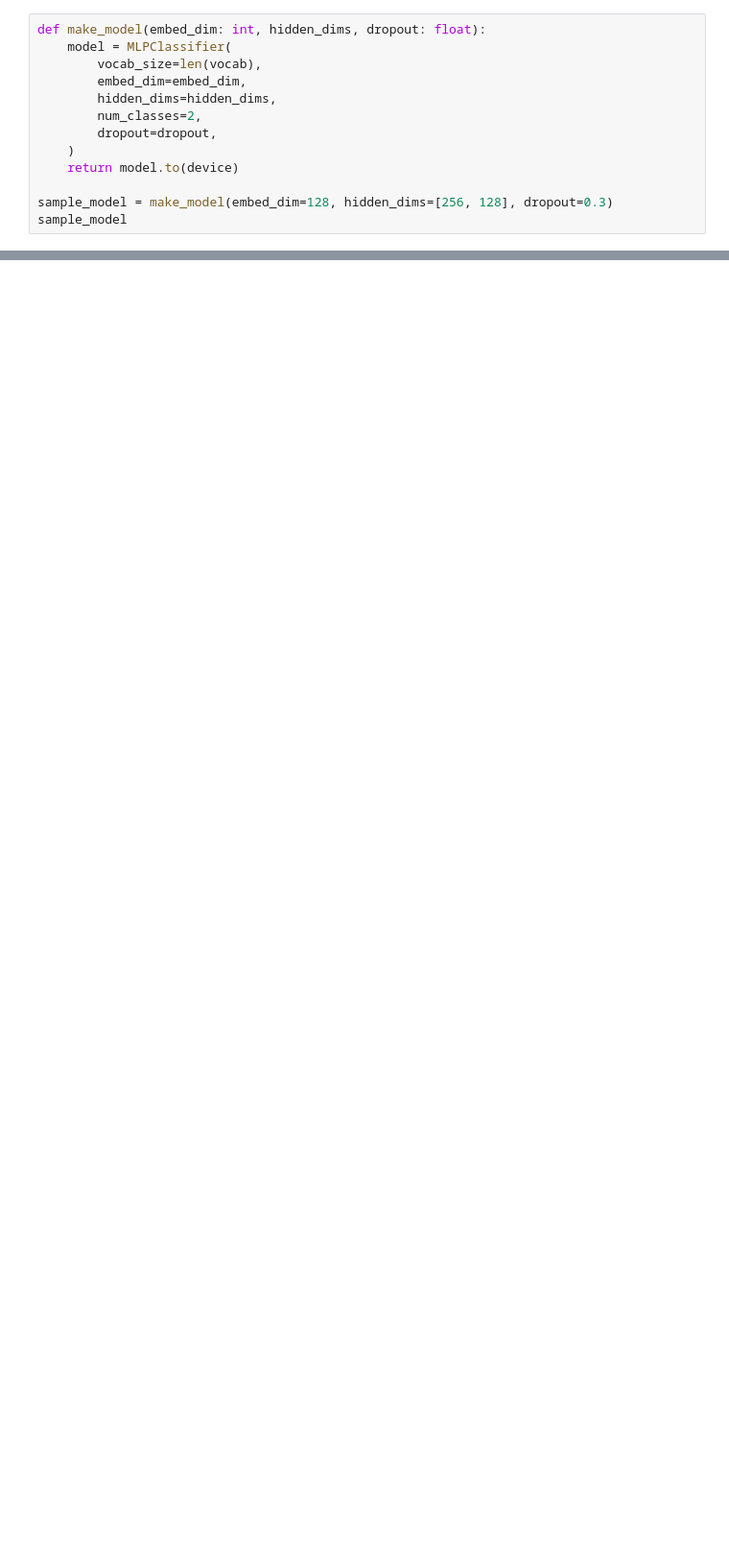
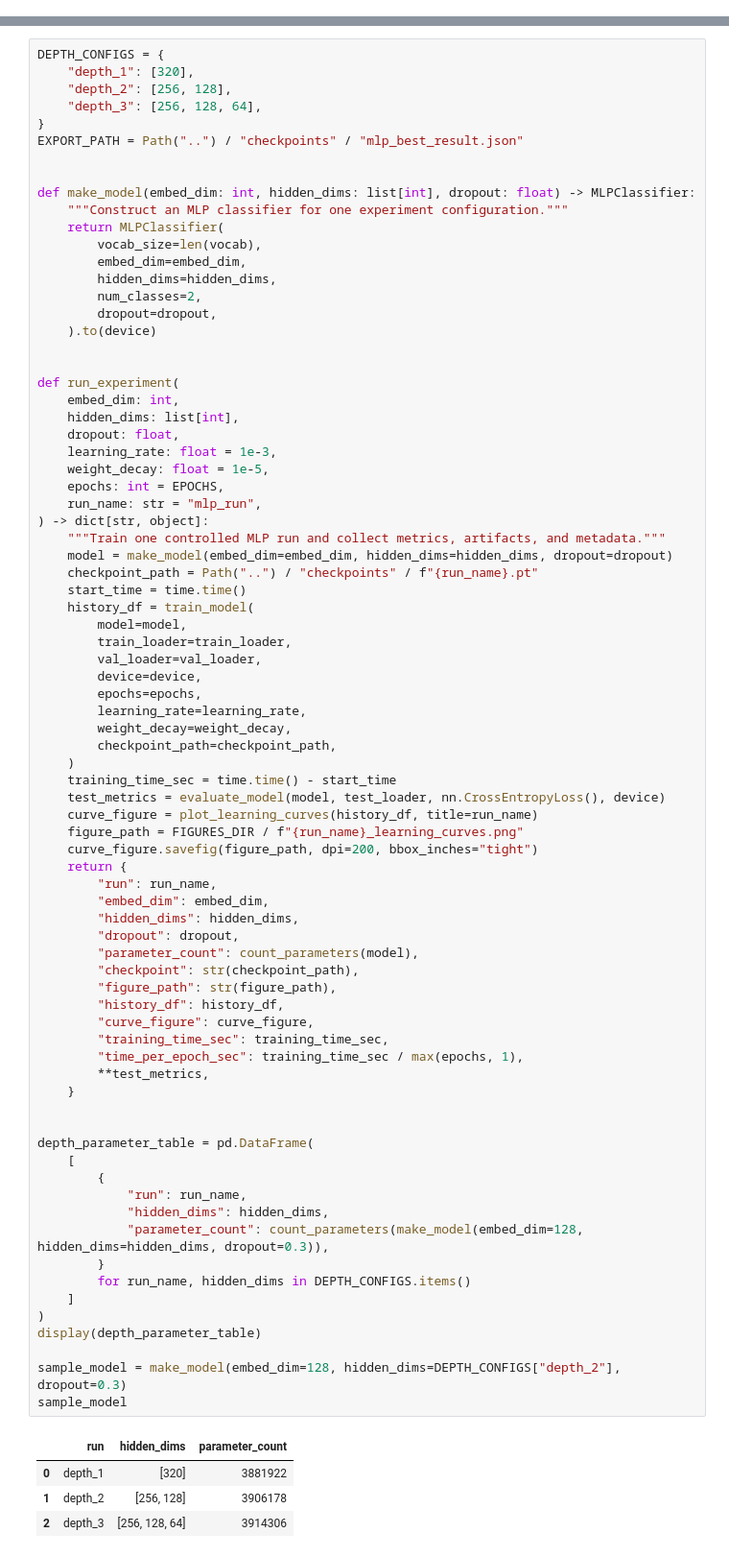
Before and after one commit to ZaidenxThiha/523K0073_523K0078_Midterm, a Jupyter notebook: notebooks/02_mlp.ipynb, the cells around one changed output, grey strips where cells are left out. Shown at 96% size. Saved outputs shown, nothing was run; the diff lists cells and outputs as text; blank space fills up the shorter version.

```diff
--- a/notebooks/02_mlp.ipynb
+++ b/notebooks/02_mlp.ipynb
@@ -70,13 +0,0 @@ Embedding → MeanPool → stacked Linear/ReLU/Dropout → Linear output.
-# %%
-def make_model(embed_dim: int, hidden_dims, dropout: float):
-    model = MLPClassifier(
-        vocab_size=len(vocab),
-        embed_dim=embed_dim,
-        hidden_dims=hidden_dims,
-        num_classes=2,
-        dropout=dropout,
-    )
-    return model.to(device)
-
-sample_model = make_model(embed_dim=128, hidden_dims=[256, 128], dropout=0.3)
-sample_model
@@ -128,0 +198,83 @@ def run_experiment(embed_dim: int, hidden_dims, dropout: float, lr: float = 1e-3
+# %%
+DEPTH_CONFIGS = {
+    "depth_1": [320],
+    "depth_2": [256, 128],
+    "depth_3": [256, 128, 64],
+}
+EXPORT_PATH = Path("..") / "checkpoints" / "mlp_best_result.json"
+
+
+def make_model(embed_dim: int, hidden_dims: list[int], dropout: float) -> MLPClassifier:
+    """Construct an MLP classifier for one experiment configuration."""
+    return MLPClassifier(
+        vocab_size=len(vocab),
+        embed_dim=embed_dim,
+        hidden_dims=hidden_dims,
+        num_classes=2,
+        dropout=dropout,
+    ).to(device)
+
+
+def run_experiment(
+    embed_dim: int,
+    hidden_dims: list[int],
+    dropout: float,
+    learning_rate: float = 1e-3,
+    weight_decay: float = 1e-5,
+    epochs: int = EPOCHS,
+    run_name: str = "mlp_run",
+) -> dict[str, object]:
+    """Train one controlled MLP run and collect metrics, artifacts, and metadata."""
+    model = make_model(embed_dim=embed_dim, hidden_dims=hidden_dims, dropout=dropout)
+    checkpoint_path = Path("..") / "checkpoints" / f"{run_name}.pt"
+    start_time = time.time()
+    history_df = train_model(
+        model=model,
+        train_loader=train_loader,
+        val_loader=val_loader,
+        device=device,
+        epochs=epochs,
+        learning_rate=learning_rate,
+        weight_decay=weight_decay,
+        checkpoint_path=checkpoint_path,
+    )
+    training_time_sec = time.time() - start_time
+    test_metrics = evaluate_model(model, test_loader, nn.CrossEntropyLoss(), device)
+    curve_figure = plot_learning_curves(history_df, title=run_name)
+    figure_path = FIGURES_DIR / f"{run_name}_learning_curves.png"
+    curve_figure.savefig(figure_path, dpi=200, bbox_inches="tight")
+    return {
+        "run": run_name,
+        "embed_dim": embed_dim,
+        "hidden_dims": hidden_dims,
+        "dropout": dropout,
+        "parameter_count": count_parameters(model),
+        "checkpoint": str(checkpoint_path),
+        "figure_path": str(figure_path),
+        "history_df": history_df,
+        "curve_figure": curve_figure,
+        "training_time_sec": training_time_sec,
+        "time_per_epoch_sec": training_time_sec / max(epochs, 1),
+        **test_metrics,
+    }
+
+
+depth_parameter_table = pd.DataFrame(
+    [
+        {
+            "run": run_name,
+            "hidden_dims": hidden_dims,
+            "parameter_count": count_parameters(make_model(embed_dim=128, hidden_dims=hidden_dims, dropout=0.3)),
+        }
+        for run_name, hidden_dims in DEPTH_CONFIGS.items()
+    ]
+)
+display(depth_parameter_table)
+
+sample_model = make_model(embed_dim=128, hidden_dims=DEPTH_CONFIGS["depth_2"], dropout=0.3)
+sample_model
+# %% [output]
+|  | run | hidden_dims | parameter_count |
+| 0 | depth_1 | [320] | 3881922 |
+| 1 | depth_2 | [256, 128] | 3906178 |
+| 2 | depth_3 | [256, 128, 64] | 3914306 |
```
Also changed, not shown: parts of 27 cells of this notebook, 55 other files.
